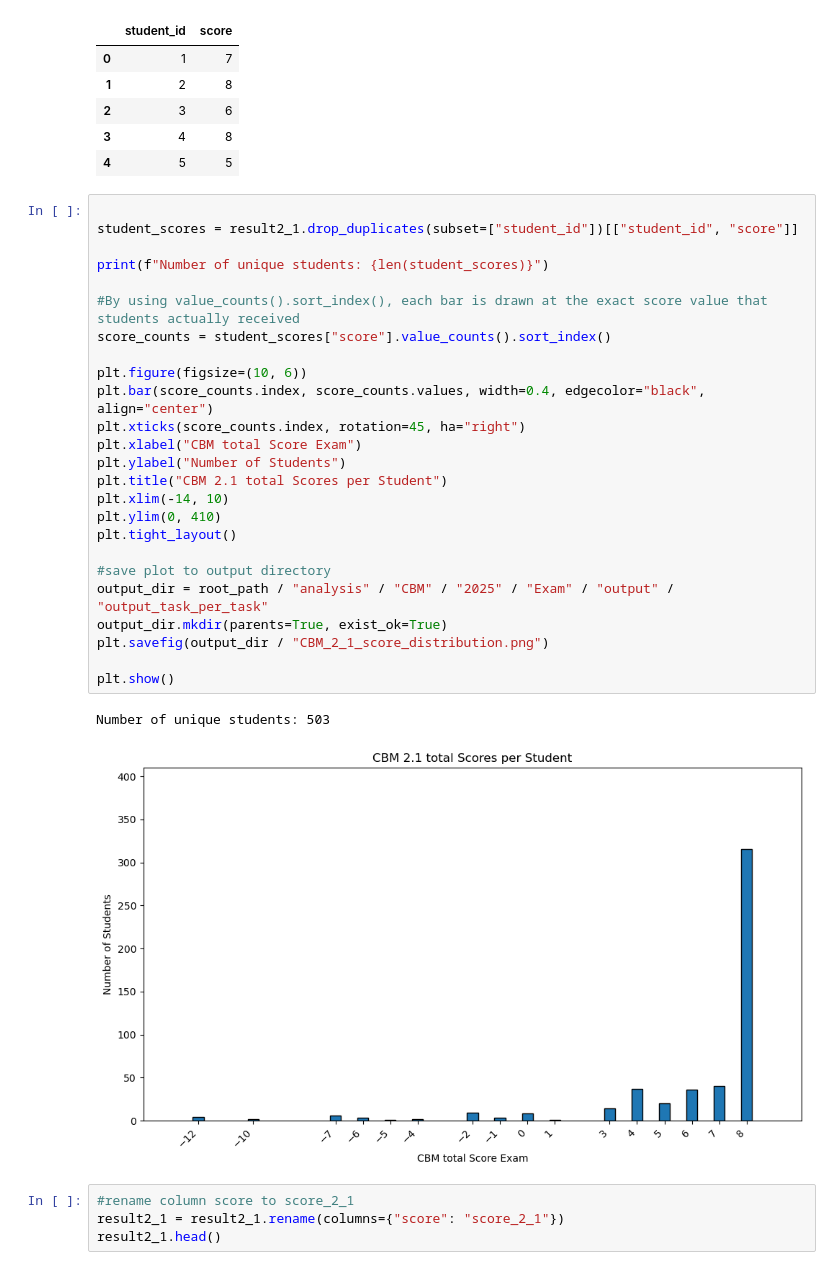
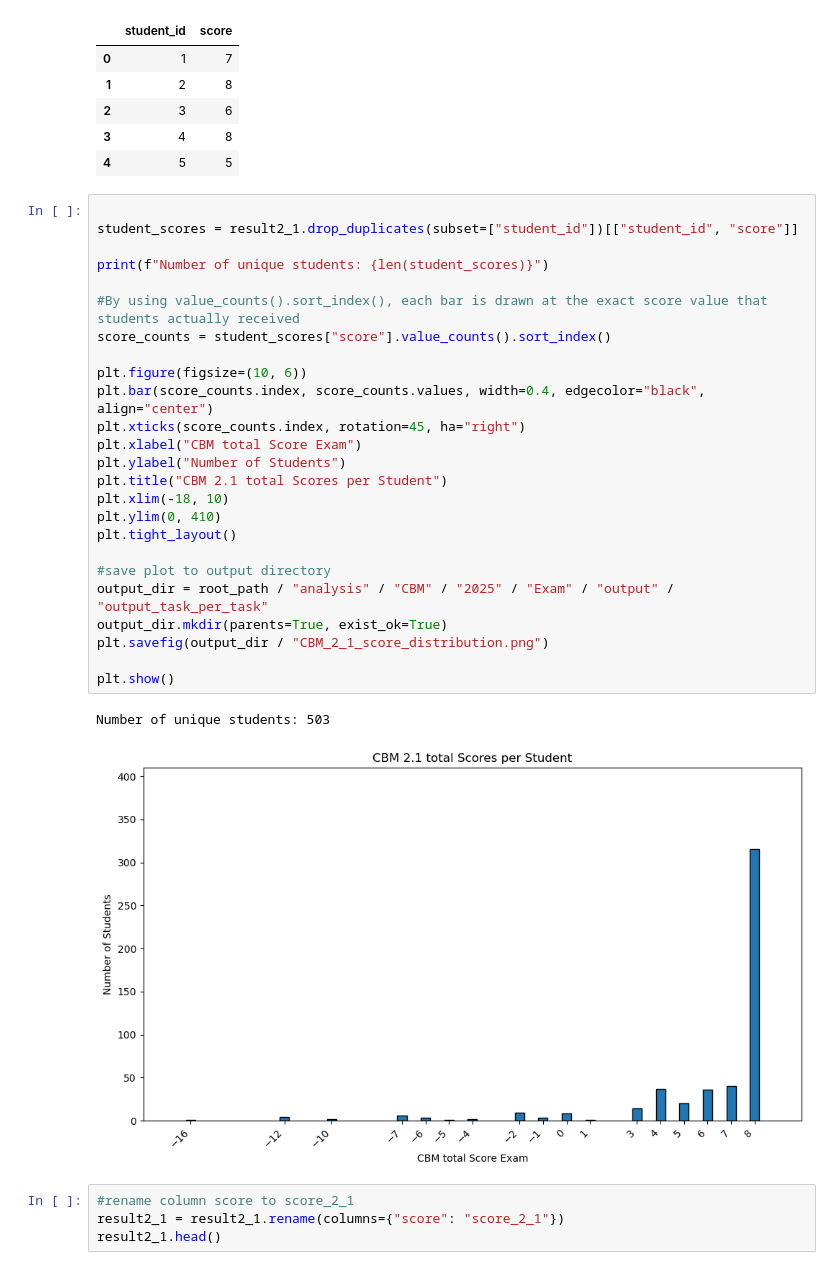
Before and after one commit to juliepe/exam_analysis_H25, a Jupyter notebook: analysis/CBM/2025/Exam/notebooks/5_CBM_score_per_task.ipynb, the cells around one changed output. Cells and saved outputs as stored; diff of their text form.

```diff
--- a/analysis/CBM/2025/Exam/notebooks/5_CBM_score_per_task.ipynb
+++ b/analysis/CBM/2025/Exam/notebooks/5_CBM_score_per_task.ipynb
@@ -37,31 +37,31 @@ result2_1.head()
 # %%
 
 student_scores = result2_1.drop_duplicates(subset=["student_id"])[["student_id", "score"]]
 
 print(f"Number of unique students: {len(student_scores)}")
 
 #By using value_counts().sort_index(), each bar is drawn at the exact score value that students actually received
 score_counts = student_scores["score"].value_counts().sort_index()
 
 plt.figure(figsize=(10, 6))
 plt.bar(score_counts.index, score_counts.values, width=0.4, edgecolor="black", align="center")
 plt.xticks(score_counts.index, rotation=45, ha="right")
 plt.xlabel("CBM total Score Exam")
 plt.ylabel("Number of Students")
 plt.title("CBM 2.1 total Scores per Student")
-plt.xlim(-14, 10)
+plt.xlim(-18, 10)
 plt.ylim(0, 410)
 plt.tight_layout()
 
 #save plot to output directory
 output_dir = root_path / "analysis" / "CBM" / "2025" / "Exam" / "output" / "output_task_per_task"
 output_dir.mkdir(parents=True, exist_ok=True)
 plt.savefig(output_dir / "CBM_2_1_score_distribution.png")
 
 plt.show()
 # %% [output]
 Number of unique students: 503
-[figure, old version]
+[figure, new version]
 # %%
 #rename column score to score_2_1
 result2_1 = result2_1.rename(columns={"score": "score_2_1"})
```
Also changed, not shown: parts of 6 cells of this notebook, 12 other files.
